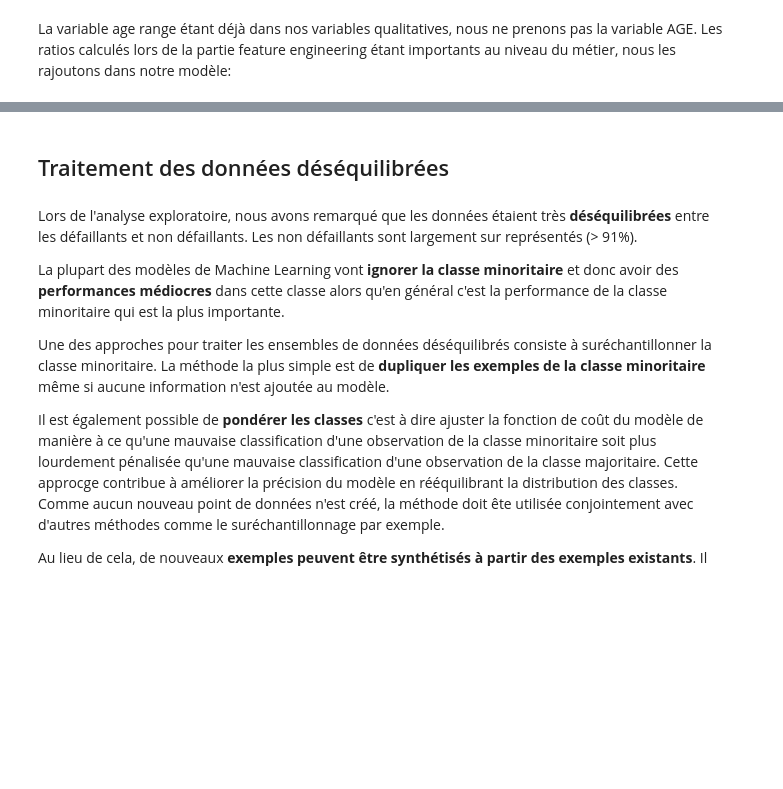
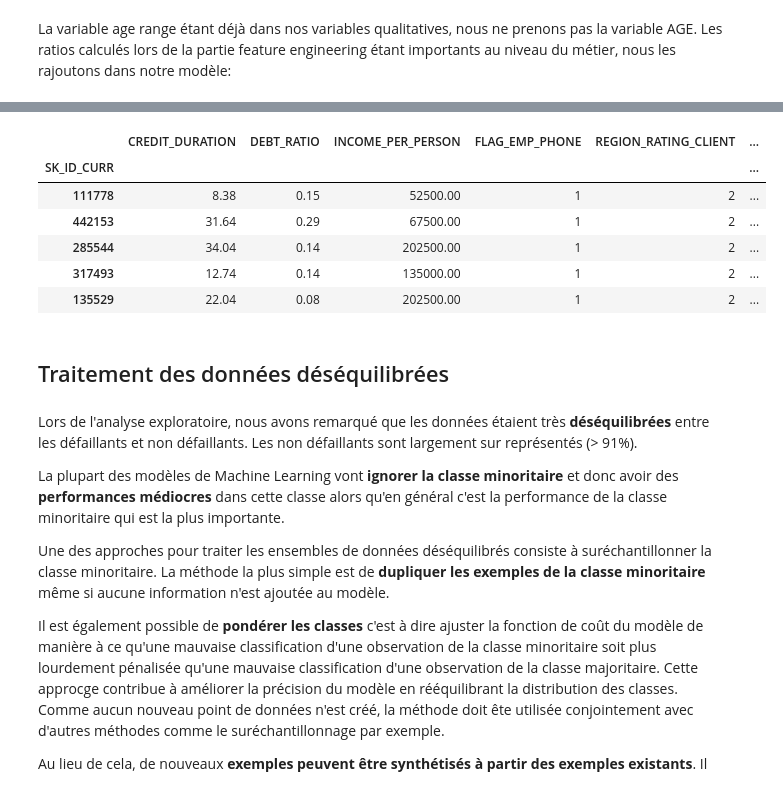
Before and after one commit to Milie-Mimi/OC_DS_Project7_, a Jupyter notebook: GROSCHENE_Emilie_2_model_032023.ipynb, the cells around one changed output, grey strips where cells are left out. Cells and saved outputs as stored; diff of their text form; code cells hidden in the pictures; blank space fills up the shorter version.

```diff
--- a/GROSCHENE_Emilie_2_model_032023.ipynb
+++ b/GROSCHENE_Emilie_2_model_032023.ipynb
@@ -381,3 +519,13 @@ X_train.shape
+# %%
+X_train.head()
+# %% [output]
+|  | CREDIT_DURATION | DEBT_RATIO | INCOME_PER_PERSON | FLAG_EMP_PHONE | REGION_RATING_CLIENT | ... |
+| SK_ID_CURR |  |  |  |  |  | ... |
+| 111778 | 8.38 | 0.15 | 52500.00 | 1 | 2 | ... |
+| 442153 | 31.64 | 0.29 | 67500.00 | 1 | 2 | ... |
+| 285544 | 34.04 | 0.14 | 202500.00 | 1 | 2 | ... |
+| 317493 | 12.74 | 0.14 | 135000.00 | 1 | 2 | ... |
+| 135529 | 22.04 | 0.08 | 202500.00 | 1 | 2 | ... |
 # %% [markdown]
 ## Traitement des données déséquilibrées <a class="anchor" id="imbalanced"></a>
 # %% [markdown]
```
Also changed, not shown: parts of 75 cells of this notebook.
